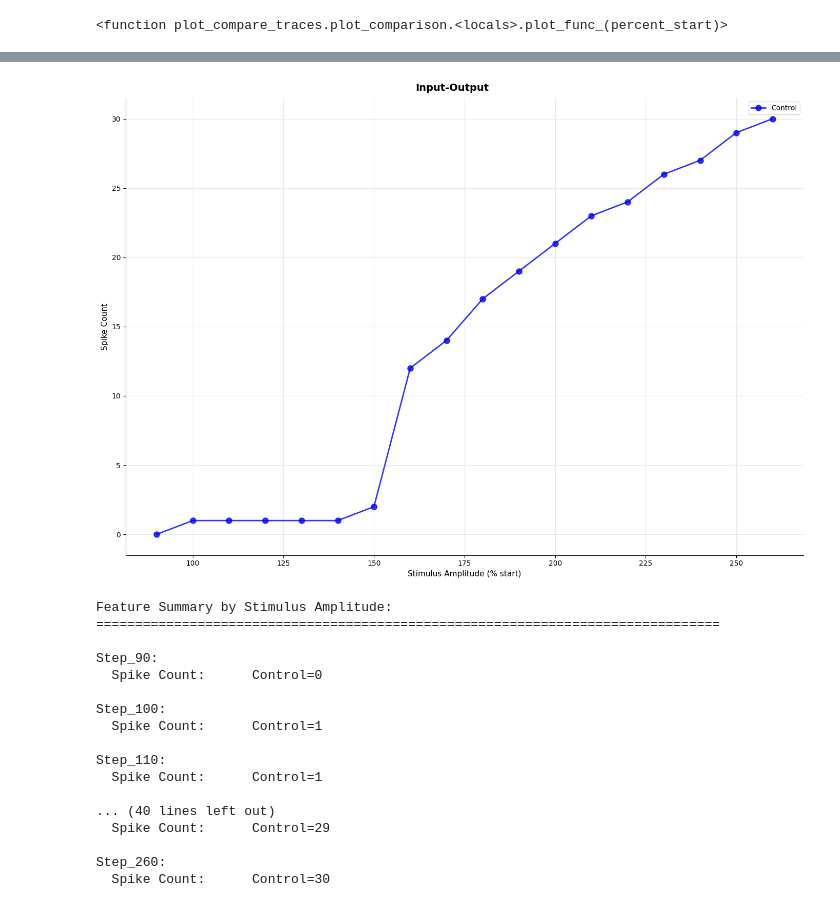
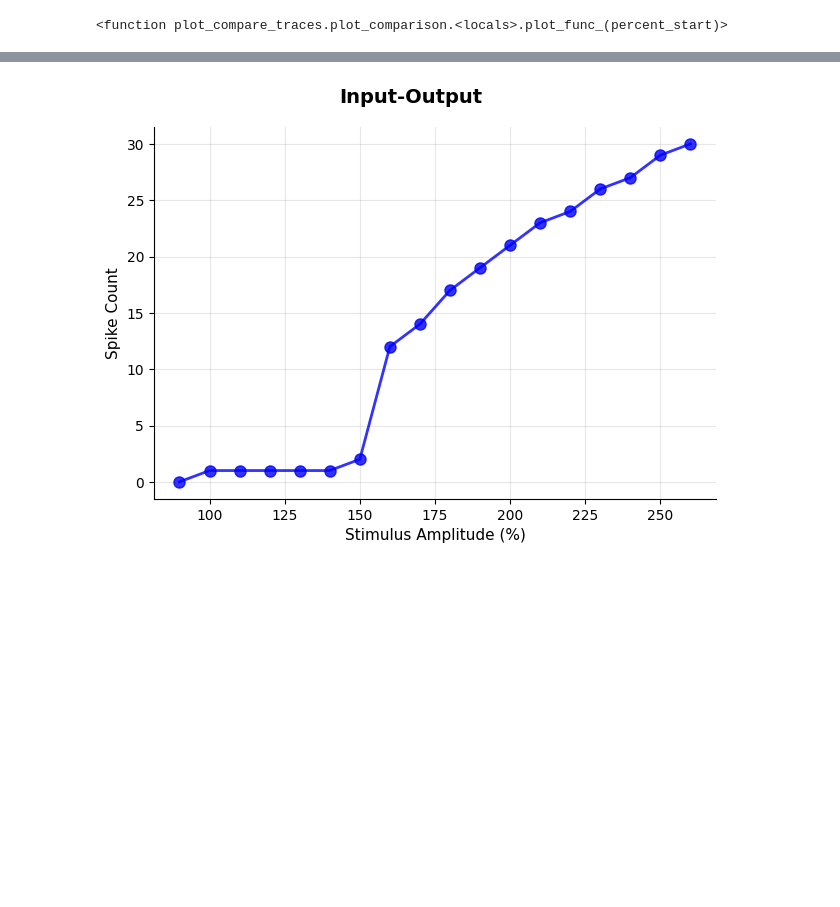
Before and after one commit to openbraininstitute/obi_platform_analysis_notebooks, a Jupyter notebook: Cellular/analyse_single_hippocampus_sim/analysis_notebook.ipynb, the cells around one changed output, grey strips where cells are left out. Cells and saved outputs as stored; diff of their text form; code cells hidden in the pictures; blank space fills up the shorter version.

```diff
--- a/Cellular/analyse_single_hippocampus_sim/analysis_notebook.ipynb
+++ b/Cellular/analyse_single_hippocampus_sim/analysis_notebook.ipynb
@@ -158,59 +144,27 @@ Extracting features from control simulations...
 # %%
-## Visualize Extracted Features
-
-import matplotlib.pyplot as plt
-
-# Create a figure with subplots for each feature
-fig, ax = plt.subplots(figsize=(14, 10))
+fig, ax = plt.subplots()
 
 # Features to plot
 features_to_plot = [
     ('spike_count', 'Spike Count'),
 ]
 
 # Get control data
 control_data = features_df[features_df['campaign'] == 'control']
 
 # Plot control
-ax.plot(control_data['percent_start'], control_data[feature_name],
+ax.plot(control_data['percent_start'], control_data['spike_count'],
         'o-', color='blue', linewidth=2, markersize=8, label='Control', alpha=0.8)
 
-
 # Format plot
-ax.set_xlabel('Stimulus Amplitude (% start)', fontsize=11)
-ax.set_ylabel(feature_label, fontsize=11)
-ax.legend(fontsize=10)
+ax.set_xlabel('Stimulus Amplitude (%)', fontsize=11)
+ax.set_ylabel('Spike Count', fontsize=11)
 ax.grid(True, alpha=0.3)
 ax.spines['top'].set_visible(False)
 ax.spines['right'].set_visible(False)
 
 plt.suptitle('Input-Output', fontsize=14, fontweight='bold')
 plt.tight_layout()
 plt.show()
-
-# Print summary statistics
-print("\nFeature Summary by Stimulus Amplitude:")
-print("="*80)
-for step in sorted(features_df['percent_start'].unique()):
-    print(f"\nStep_{int(step)}:")
-    control_row = features_df[(features_df['percent_start'] == step) & (features_df['campaign'] == 'control')].iloc[0]
-    print(f"  Spike Count:      Control={control_row['spike_count']:.0f}")
 # %% [output]
-[figure, old version]
+[figure, new version]
-Feature Summary by Stimulus Amplitude:
-================================================================================
-
-Step_90:
-  Spike Count:      Control=0
-
-Step_100:
-  Spike Count:      Control=1
-
-Step_110:
-  Spike Count:      Control=1
-
-... (40 lines left out)
-  Spike Count:      Control=29
-
-Step_260:
-  Spike Count:      Control=30
```
Also changed, not shown: parts of 13 cells of this notebook, 1 other file.
